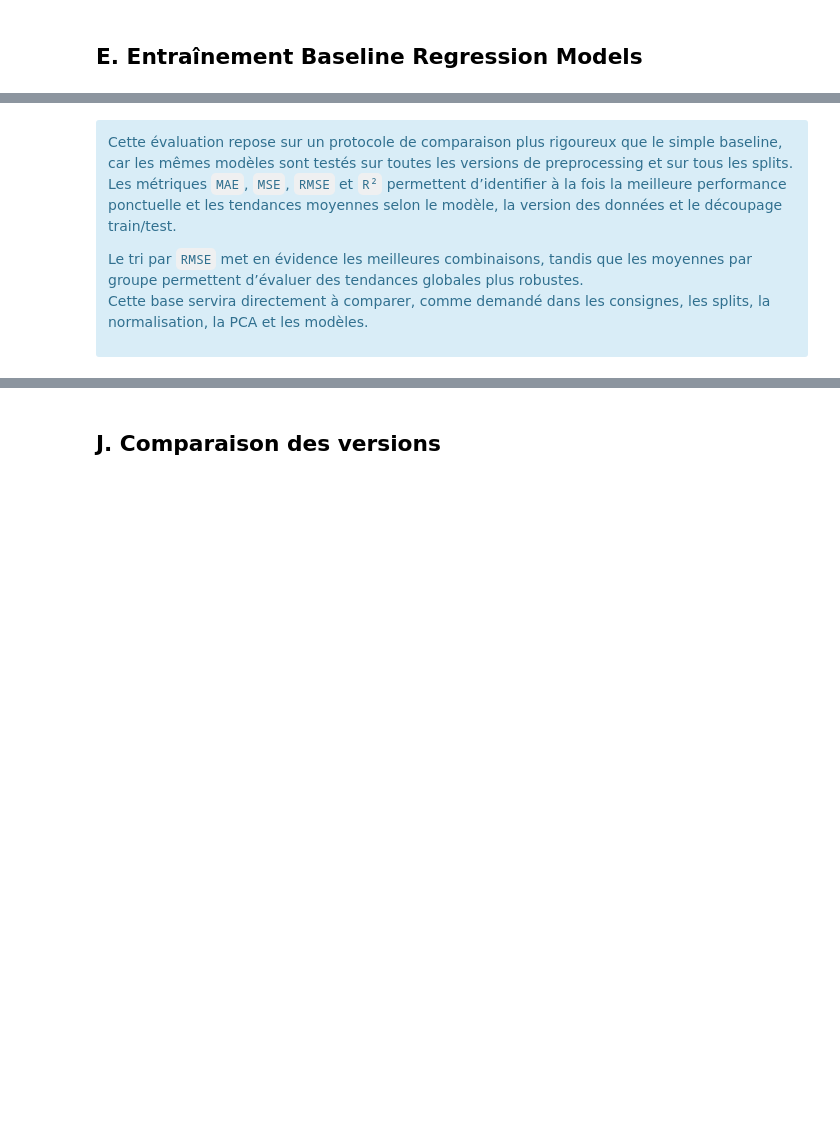
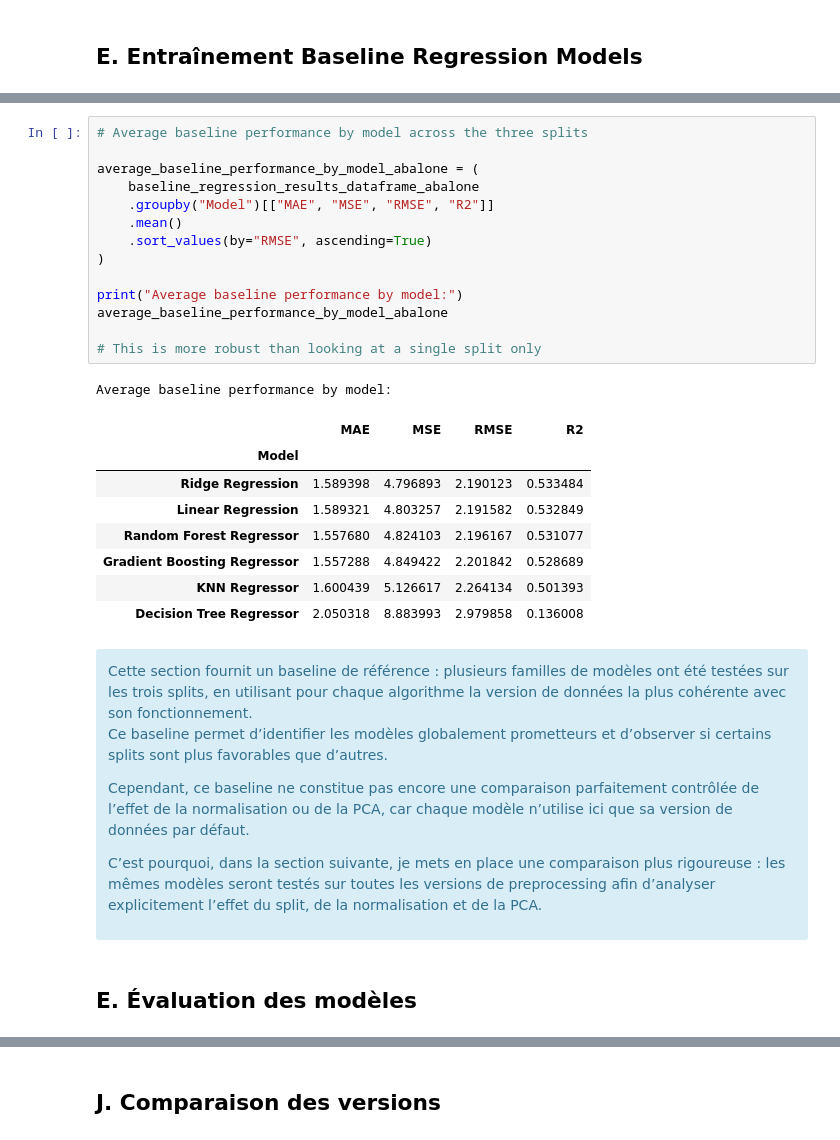
Before and after one commit to tthanhhuong/IA, a Jupyter notebook: MachineLearningProjet-Abalone.ipynb, the cells around one changed output, grey strips where cells are left out. Saved outputs shown, nothing was run; the diff lists cells and outputs as text; blank space fills up the shorter version.

```diff
--- a/MachineLearningProjet-Abalone.ipynb
+++ b/MachineLearningProjet-Abalone.ipynb
@@ -1348,10 +1218,36 @@ Average performance by split:
+# %%
+# Average baseline performance by model across the three splits
+
+average_baseline_performance_by_model_abalone = (
+    baseline_regression_results_dataframe_abalone
+    .groupby("Model")[["MAE", "MSE", "RMSE", "R2"]]
+    .mean()
+    .sort_values(by="RMSE", ascending=True)
+)
+
+print("Average baseline performance by model:")
+average_baseline_performance_by_model_abalone
+
+# This is more robust than looking at a single split only
+# %% [output]
+Average baseline performance by model:
+|  | MAE | MSE | RMSE | R2 |
+| Model |  |  |  |  |
+| Ridge Regression | 1.589398 | 4.796893 | 2.190123 | 0.533484 |
+| Linear Regression | 1.589321 | 4.803257 | 2.191582 | 0.532849 |
+| Random Forest Regressor | 1.557680 | 4.824103 | 2.196167 | 0.531077 |
+| Gradient Boosting Regressor | 1.557288 | 4.849422 | 2.201842 | 0.528689 |
+| KNN Regressor | 1.600439 | 5.126617 | 2.264134 | 0.501393 |
+| Decision Tree Regressor | 2.050318 | 8.883993 | 2.979858 | 0.136008 |
 # %% [markdown]
 <div class="alert alert-block alert-info">
+Cette section fournit un baseline de référence : plusieurs familles de modèles ont été testées sur les trois splits, en utilisant pour chaque algorithme la version de données la plus cohérente avec son fonctionnement.
 
-Cette évaluation repose sur un protocole de comparaison plus rigoureux que le simple baseline, car les mêmes modèles sont testés sur toutes les versions de preprocessing et sur tous les splits.
-Les métriques <code>MAE</code>, <code>MSE</code>, <code>RMSE</code> et <code>R²</code> permettent d’identifier à la fois la meilleure performance ponctuelle et les tendances moyennes selon le modèle, la version des données et le découpage train/test.
+Ce baseline permet d’identifier les modèles globalement prometteurs et d’observer si certains splits sont plus favorables que d’autres.
 
-Le tri par <code>RMSE</code> met en évidence les meilleures combinaisons, tandis que les moyennes par groupe permettent d’évaluer des tendances globales plus robustes.
-Cette base servira directement à comparer, comme demandé dans les consignes, les splits, la normalisation, la PCA et les modèles.
+Cependant, ce baseline ne constitue pas encore une comparaison parfaitement contrôlée de l’effet de la normalisation ou de la PCA, car chaque modèle n’utilise ici que sa version de données par défaut.
 
+C’est pourquoi, dans la section suivante, je mets en place une comparaison plus rigoureuse : les mêmes modèles seront testés sur toutes les versions de preprocessing afin d’analyser explicitement l’effet du split, de la normalisation et de la PCA.
 </div>
+# %% [markdown]
+## E. Évaluation des modèles
```
Also changed, not shown: parts of 63 cells of this notebook.
